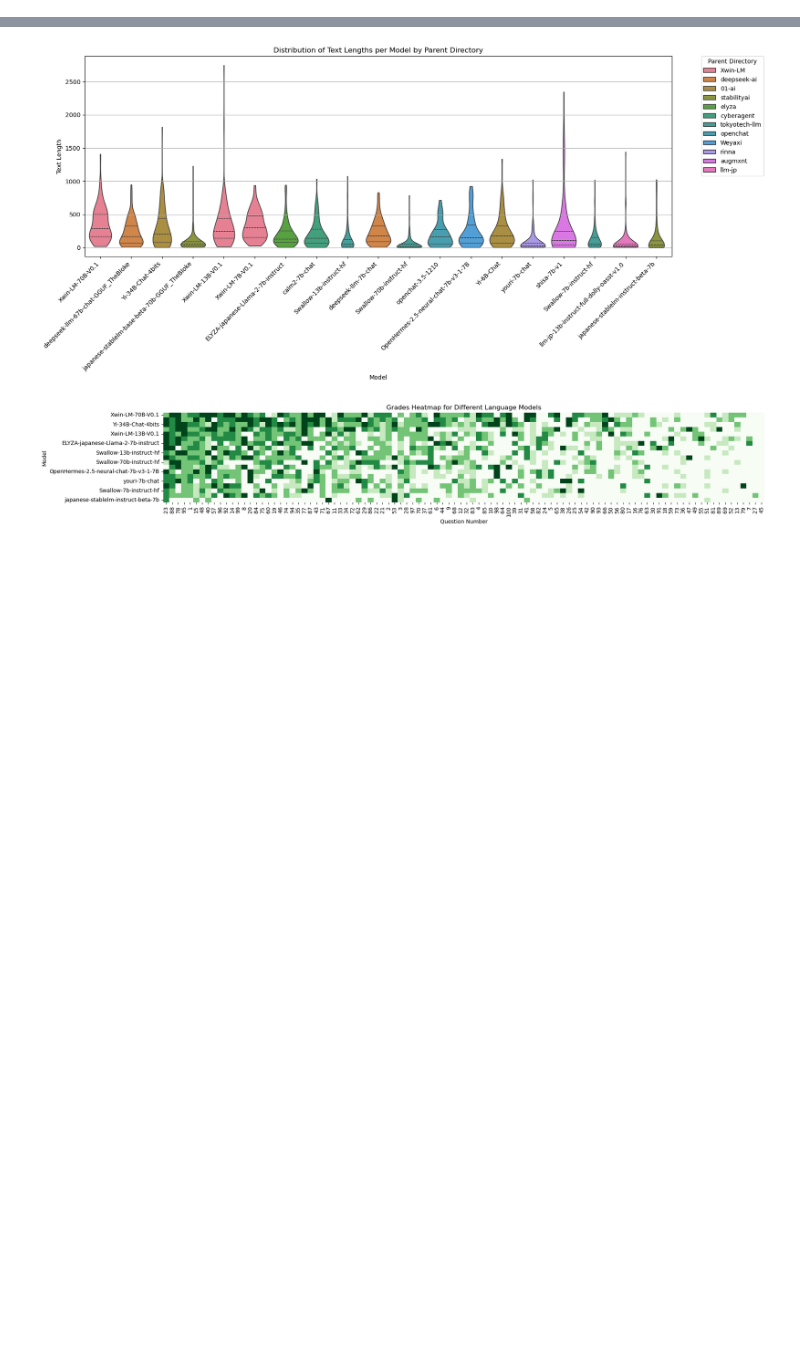
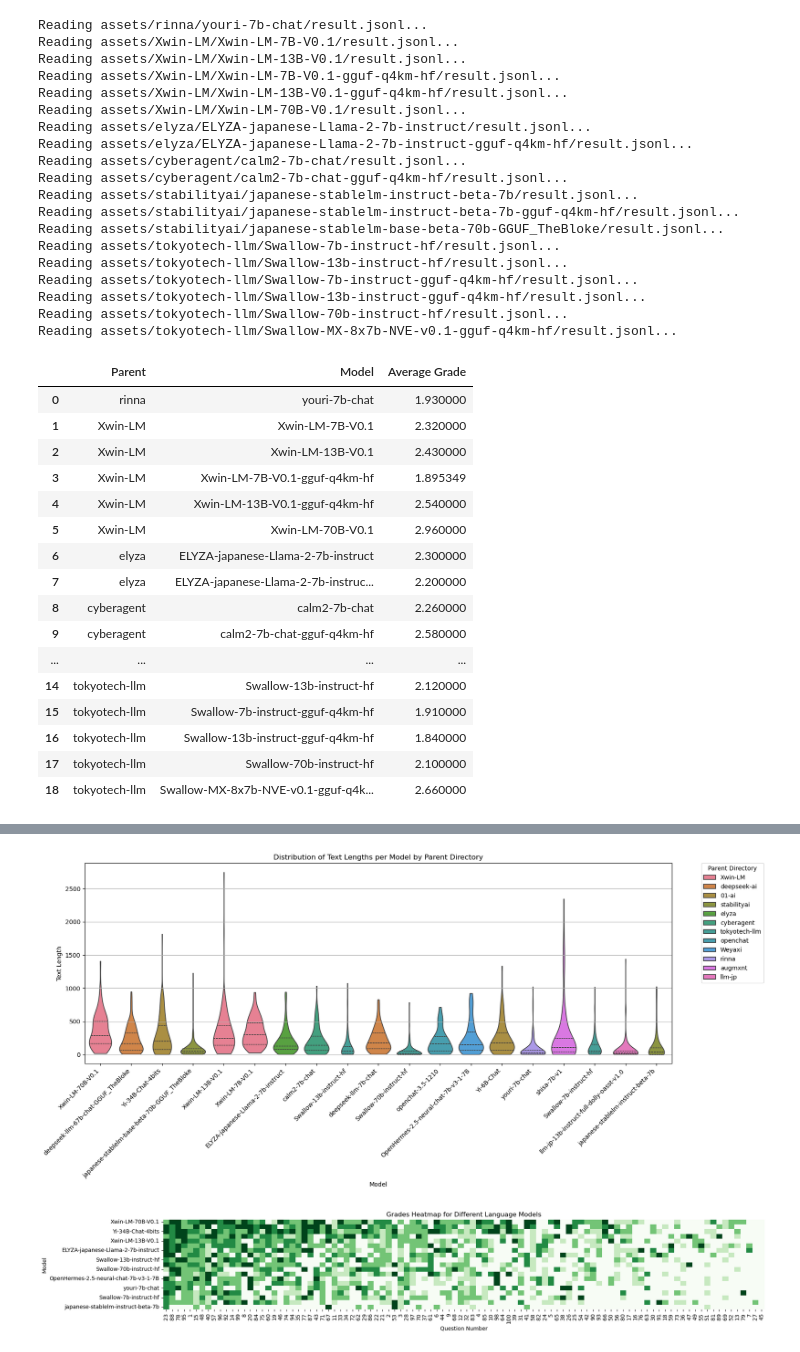
Before and after one commit to Northern-System-Service/gpt4-autoeval, a Jupyter notebook: comparison.ipynb, the cells around one changed output, grey strips where cells are left out. Drawn from its saved outputs; the diff is of its cells as text; code cells hidden in the pictures; blank space fills up the shorter version.

```diff
--- a/comparison.ipynb
+++ b/comparison.ipynb
@@ -249,0 +208,68 @@ Reading assets/tokyotech-llm/Swallow-70b-instruct-hf/preds.jsonl...
+# %%
+from pathlib import Path
+
+import pandas as pd
+
+# Prepare lists to store the average grades and model information
+average_grades = []
+models = []
+parents = []  # List to hold the parent directory names
+
+# Loop through each directory, read the result.jsonl file, and calculate the statistics for grades
+for model_dir in violin_model_dirs:
+    # Construct the file path
+    file_path = model_dir / "result.jsonl"
+    print(f"Reading {file_path}...")
+
+    # Read the file
+    df = pd.read_json(file_path, lines=True)
+
+    # Calculate the average grade
+    average_grade = df['grade'].mean()
+
+    # Append the results to the lists
+    average_grades.append(average_grade)
+    models.append(model_dir.name)
+    parents.append(model_dir.parent.name)  # Get the parent directory name
+
+# Create a DataFrame from the average grades, model names, and parent directory names
+grades_df = pd.DataFrame({'Parent': parents, 'Model': models, 'Average Grade': average_grades})
+
+grades_df
+# %% [output]
+Reading assets/rinna/youri-7b-chat/result.jsonl...
+Reading assets/Xwin-LM/Xwin-LM-7B-V0.1/result.jsonl...
+Reading assets/Xwin-LM/Xwin-LM-13B-V0.1/result.jsonl...
+Reading assets/Xwin-LM/Xwin-LM-7B-V0.1-gguf-q4km-hf/result.jsonl...
+Reading assets/Xwin-LM/Xwin-LM-13B-V0.1-gguf-q4km-hf/result.jsonl...
+Reading assets/Xwin-LM/Xwin-LM-70B-V0.1/result.jsonl...
+Reading assets/elyza/ELYZA-japanese-Llama-2-7b-instruct/result.jsonl...
+Reading assets/elyza/ELYZA-japanese-Llama-2-7b-instruct-gguf-q4km-hf/result.jsonl...
+Reading assets/cyberagent/calm2-7b-chat/result.jsonl...
+Reading assets/cyberagent/calm2-7b-chat-gguf-q4km-hf/result.jsonl...
+Reading assets/stabilityai/japanese-stablelm-instruct-beta-7b/result.jsonl...
+Reading assets/stabilityai/japanese-stablelm-instruct-beta-7b-gguf-q4km-hf/result.jsonl...
+Reading assets/stabilityai/japanese-stablelm-base-beta-70b-GGUF_TheBloke/result.jsonl...
+Reading assets/tokyotech-llm/Swallow-7b-instruct-hf/result.jsonl...
+Reading assets/tokyotech-llm/Swallow-13b-instruct-hf/result.jsonl...
+Reading assets/tokyotech-llm/Swallow-7b-instruct-gguf-q4km-hf/result.jsonl...
+Reading assets/tokyotech-llm/Swallow-13b-instruct-gguf-q4km-hf/result.jsonl...
+Reading assets/tokyotech-llm/Swallow-70b-instruct-hf/result.jsonl...
+Reading assets/tokyotech-llm/Swallow-MX-8x7b-NVE-v0.1-gguf-q4km-hf/result.jsonl...
+|  | Parent | Model | Average Grade |
+| 0 | rinna | youri-7b-chat | 1.930000 |
+| 1 | Xwin-LM | Xwin-LM-7B-V0.1 | 2.320000 |
+| 2 | Xwin-LM | Xwin-LM-13B-V0.1 | 2.430000 |
+| 3 | Xwin-LM | Xwin-LM-7B-V0.1-gguf-q4km-hf | 1.895349 |
+| 4 | Xwin-LM | Xwin-LM-13B-V0.1-gguf-q4km-hf | 2.540000 |
+| 5 | Xwin-LM | Xwin-LM-70B-V0.1 | 2.960000 |
+| 6 | elyza | ELYZA-japanese-Llama-2-7b-instruct | 2.300000 |
+| 7 | elyza | ELYZA-japanese-Llama-2-7b-instruc... | 2.200000 |
+| 8 | cyberagent | calm2-7b-chat | 2.260000 |
+| 9 | cyberagent | calm2-7b-chat-gguf-q4km-hf | 2.580000 |
+| ... | ... | ... | ... |
+| 14 | tokyotech-llm | Swallow-13b-instruct-hf | 2.120000 |
+| 15 | tokyotech-llm | Swallow-7b-instruct-gguf-q4km-hf | 1.910000 |
+| 16 | tokyotech-llm | Swallow-13b-instruct-gguf-q4km-hf | 1.840000 |
+| 17 | tokyotech-llm | Swallow-70b-instruct-hf | 2.100000 |
+| 18 | tokyotech-llm | Swallow-MX-8x7b-NVE-v0.1-gguf-q4k... | 2.660000 |
```
Also changed, not shown: parts of 9 cells of this notebook, 5 other files.
